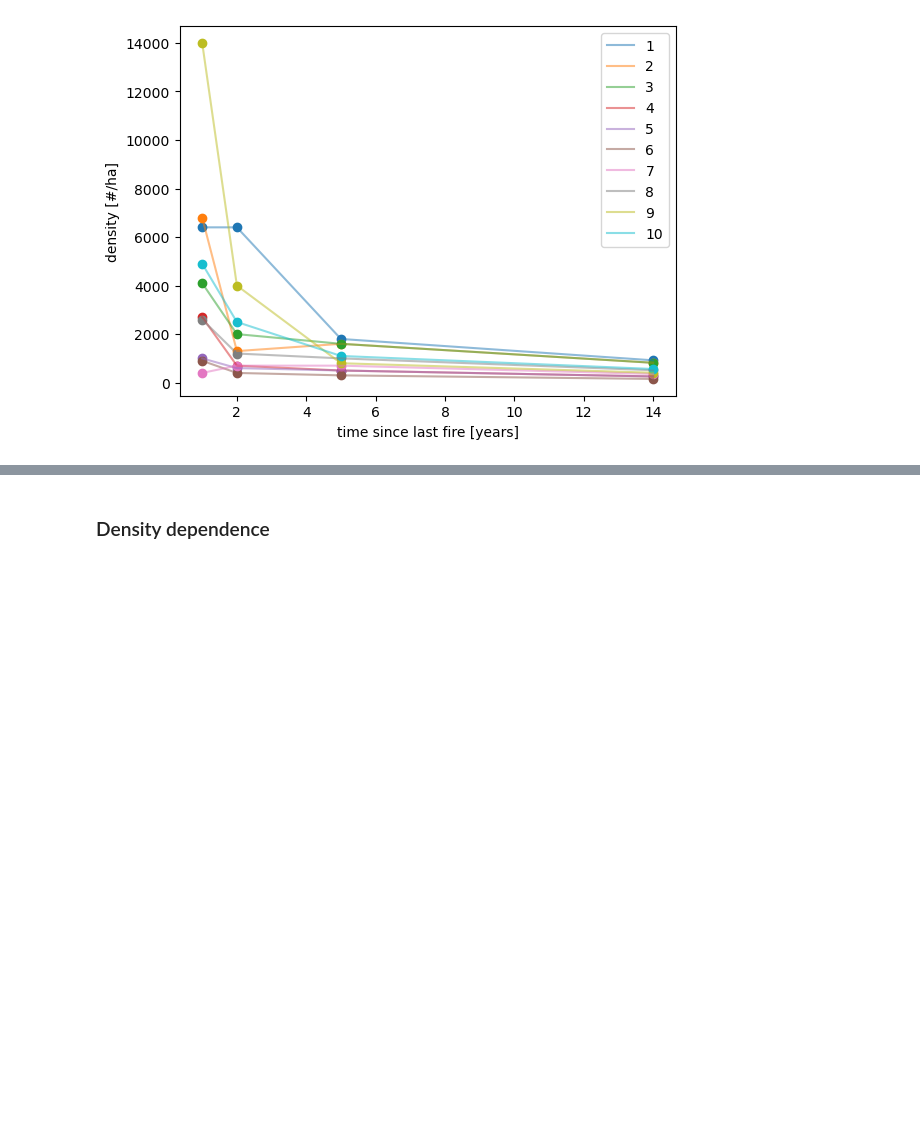
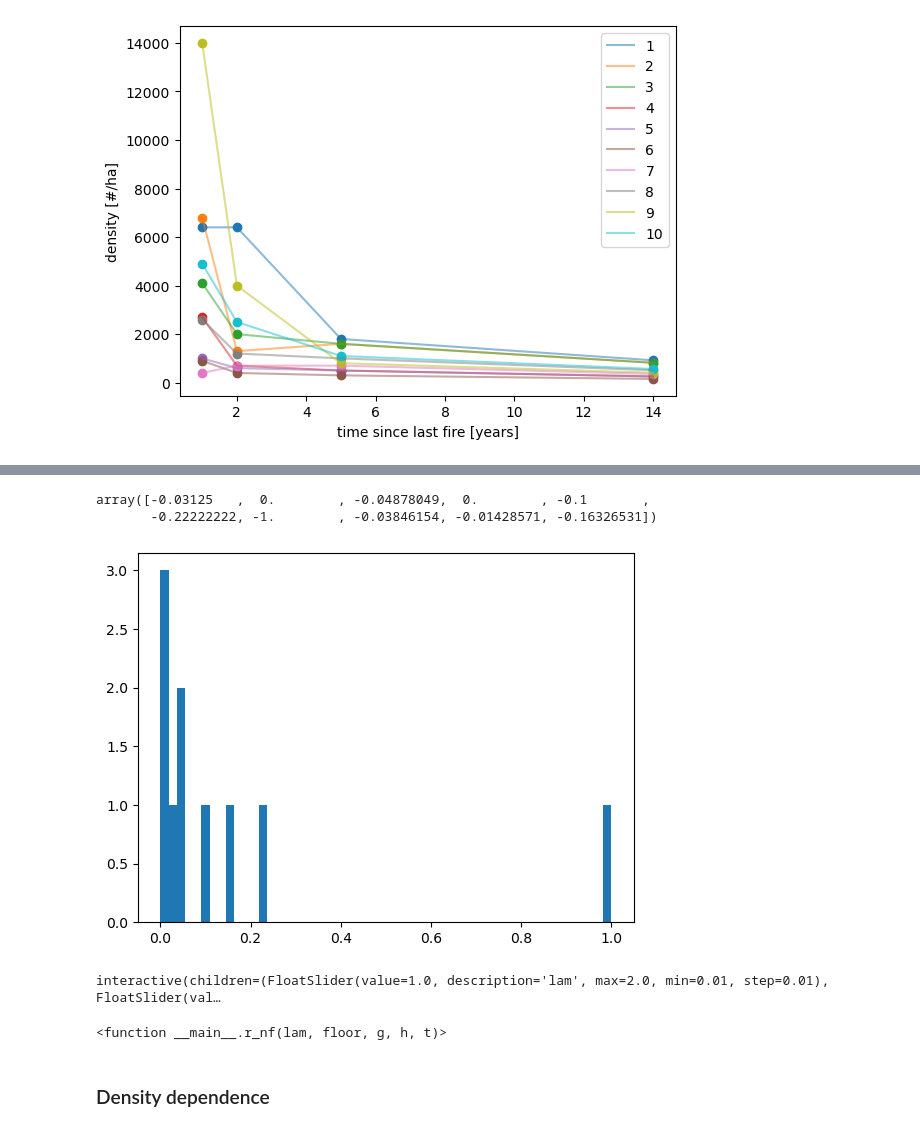
Before and after one commit to patricklawton/TecateCypress, a Jupyter notebook: journal.ipynb, the cells around one changed output, grey strips where cells are left out. Drawn from its saved outputs; the diff is of its cells as text; code cells hidden in the pictures; blank space fills up the shorter version.

```diff
--- a/journal.ipynb
+++ b/journal.ipynb
@@ -195,3 +363,39 @@ plt.axhline(0,ls='-',alpha=0.45,zorder=-1, color='black')
+# %%
+yr2_mort_corrected = mortality_vec[:,0]
+# %%
+yr2_mort_uncorrected = mortality_vec[:,0]
+# %%
+yr2_mort_uncorrected - yr2_mort_corrected
+# %% [output]
+array([-0.03125   ,  0.        , -0.04878049,  0.        , -0.1       ,
+       -0.22222222, -1.        , -0.03846154, -0.01428571, -0.16326531])
+# %%
+plt.hist(yr2_mort_corrected - yr2_mort_uncorrected, bins=55);
+# %% [output]
+[figure, added]
+# %%
+def r_nf(lam, floor, g, h, t):
+    x = np.arange(0,15)
+    y = np.exp(-lam * x) + floor
+    plt.scatter(x,y)
+    plt.plot(x,y)
+    plt.ylim(0)
+    plt.show()
+
+    # Now plot histogram of env stoch distribution
+    N = 1000
+    # logn_draws = np.random.lognormal(0.0,g-h*t,N)
+    logn_draws = np.random.lognormal(0.0,g*np.exp(-h*t),N)
+    plt.hist(logn_draws, bins=50);
+
+interact(r_nf, lam = widgets.FloatSlider(value=1, min=0.01, max=2, step=0.01),
+               floor = widgets.FloatSlider(value=0.01, min=0.001, max=0.1, step=0.001),
+        g = widgets.FloatSlider(value=0.75, min=0.0, max=2, step=0.05),
+        h = widgets.FloatSlider(value=0.01, min=0.001, max=0.5, step=0.0001),
+        t = widgets.FloatSlider(value=0, min=0, max=50, step=1))
+# %% [output]
+interactive(children=(FloatSlider(value=1.0, description='lam', max=2.0, min=0.01, step=0.01), FloatSlider(val…
+<function __main__.r_nf(lam, floor, g, h, t)>
 # %% [markdown]
 ### Density dependence
 # %% [markdown]
```
Also changed, not shown: parts of 21 cells of this notebook, 1 other file.
